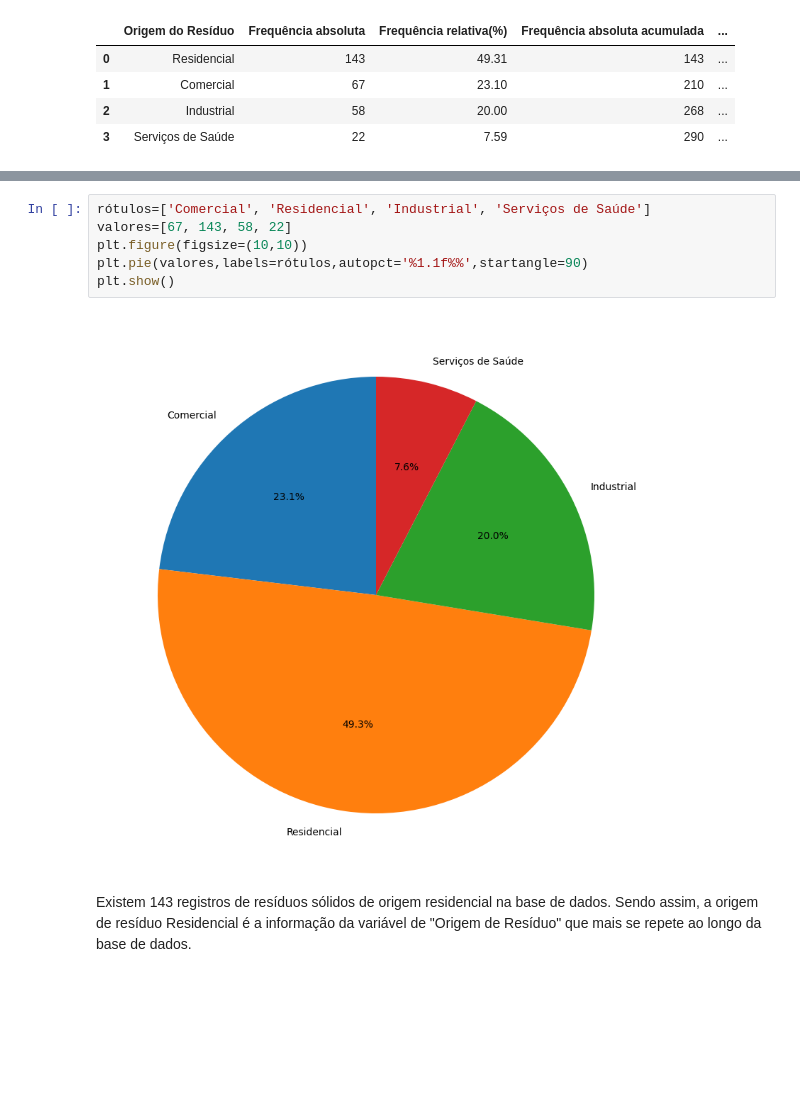
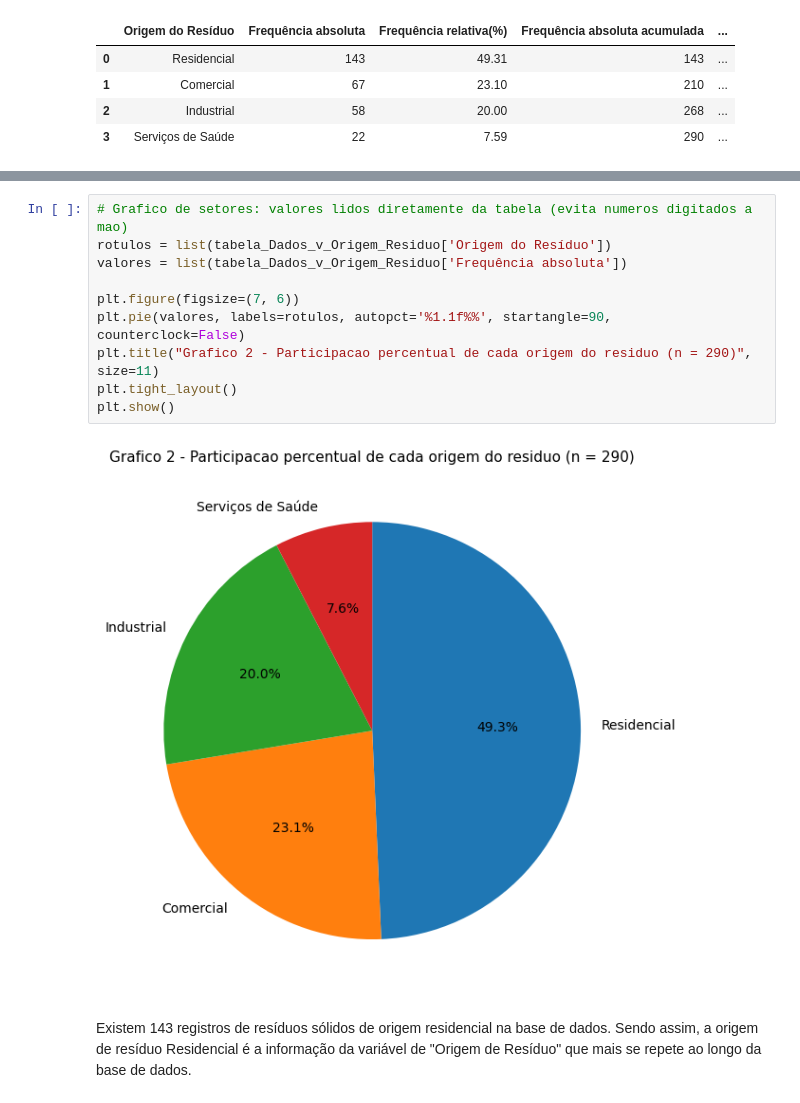
Before and after one commit to gobstech/Solid_Waste_Data_Analysis_Study, a Jupyter notebook: src/quali_var1.ipynb, the cells around one changed output, grey strips where cells are left out. Cells and saved outputs as stored; diff of their text form; blank space fills up the shorter version.

```diff
--- a/src/quali_var1.ipynb
+++ b/src/quali_var1.ipynb
@@ -119,11 +128,15 @@ plt.show()
-# %%
-rótulos=['Comercial', 'Residencial', 'Industrial', 'Serviços de Saúde']
-valores=[67, 143, 58, 22]
-plt.figure(figsize=(10,10))
-plt.pie(valores,labels=rótulos,autopct='%1.1f%%',startangle=90)
-plt.show()
-# %% [output]
-[figure, removed]
+# %%
+# Grafico de setores: valores lidos diretamente da tabela (evita numeros digitados a mao)
+rotulos = list(tabela_Dados_v_Origem_Residuo['Origem do Resíduo'])
+valores = list(tabela_Dados_v_Origem_Residuo['Frequência absoluta'])
+
+plt.figure(figsize=(7, 6))
+plt.pie(valores, labels=rotulos, autopct='%1.1f%%', startangle=90, counterclock=False)
+plt.title("Grafico 2 - Participacao percentual de cada origem do residuo (n = 290)", size=11)
+plt.tight_layout()
+plt.show()
+# %% [output]
+[figure, added]
 # %% [markdown]
 Existem 143 registros de resíduos sólidos de origem residencial na base de dados. Sendo assim, a origem de resíduo Residencial é a informação da variável de "Origem de Resíduo" que mais se repete ao longo da base de dados.
 # %%
```
Also changed, not shown: parts of 7 cells of this notebook, 2 other files.
